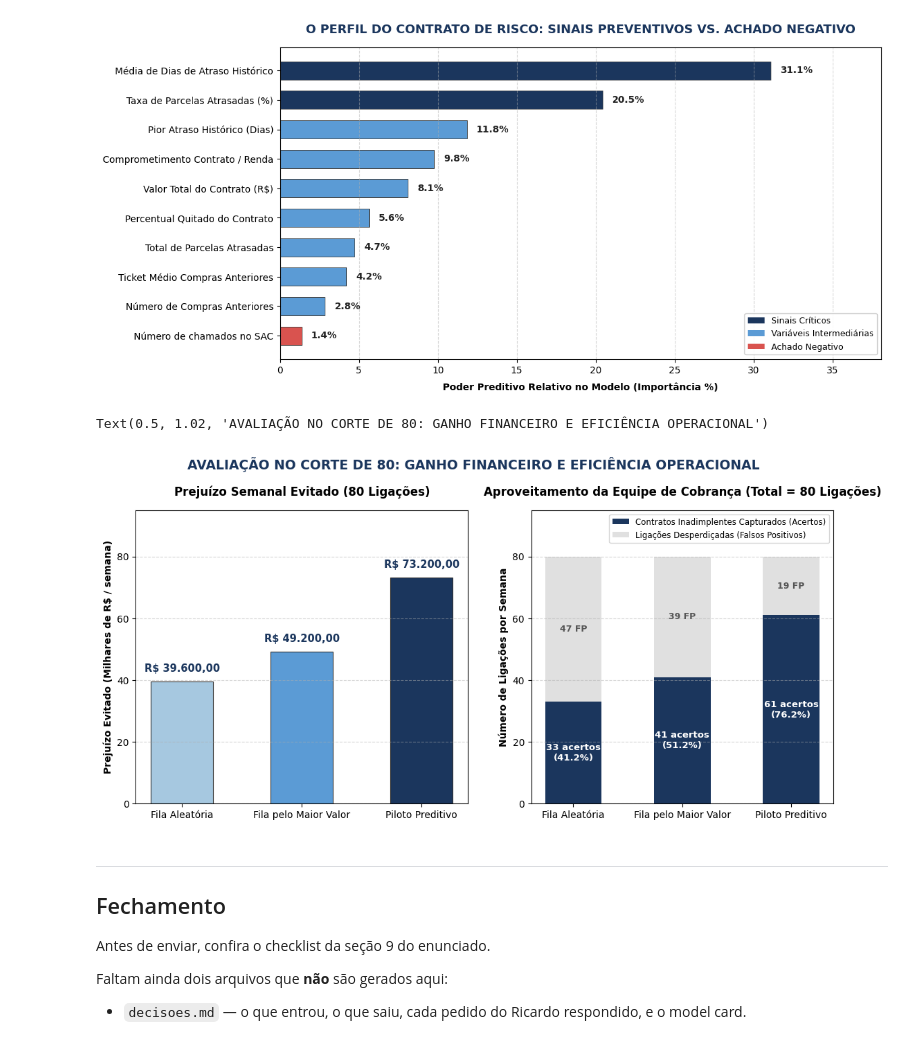
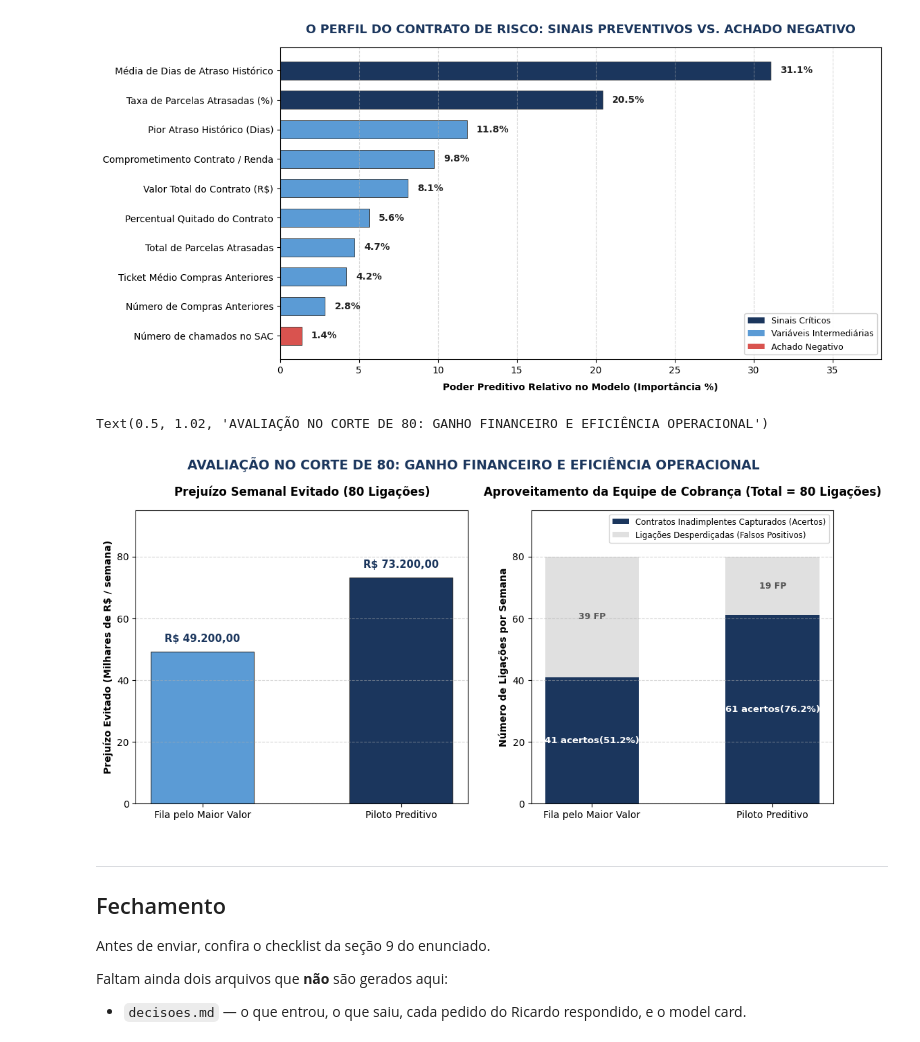
Before and after one commit to raicasale/bemlar, a Jupyter notebook: enunciado.ipynb, the cells around one changed output. Saved outputs shown, nothing was run; the diff lists cells and outputs as text; code cells hidden in the pictures.

```diff
--- a/enunciado.ipynb
+++ b/enunciado.ipynb
@@ -974,7 +974,7 @@ def construir_features(
 
     # Salvando tabela de fetures como arquivo .csv
     nome_arquivo = "features.csv"
-    features.to_csv(nome_arquivo, sep=";", index=False)
+    df_out.to_csv(nome_arquivo, sep=";", index=False)
 
     return df_out
 
@@ -1718,51 +1718,50 @@ ax.legend(handles=legend_elements, loc='lower right', frameon=True, framealpha=0
 # ==============================================================================
 
 estrategias = [
-    "Fila Aleatória",
     "Fila pelo Maior Valor",
     "Piloto Preditivo"
 ]
-prejuizos_evitados = [39600.0, 49200.0, 73200.0]
-acertos_80 = [33, 41, 61]
-precisoes = [41.25, 51.25, 76.25]
-desperdicio_fp = [47, 39, 19]
+prejuizos_evitados = [49200.0, 73200.0]
+acertos_80 = [41, 61]
+precisoes = [51.25, 76.25]
+desperdicio_fp = [39, 19]
 
 fig3, (ax_val, ax_op) = plt.subplots(1, 2, figsize=(13, 5.5), gridspec_kw={'width_ratios': [1.1, 1]})
 
 # 1. Painel Esquerdo: Prejuízo Semanal Evitado em R$
-cores_fin = ["#a6c8e0", "#5b9bd5", "#1b365d"]
+cores_fin = ["#5b9bd5", "#1b365d"]
 bars_fin = ax_val.bar(estrategias, [p / 1000.0 for p in prejuizos_evitados],
                       color=cores_fin, width=0.52, edgecolor="#333333", linewidth=0.8)
 ax_val.set_title("Prejuízo Semanal Evitado (80 Ligações)", fontsize=12, fontweight="bold", pad=15)
 ax_val.set_ylabel("Prejuízo Evitado (Milhares de R$ / semana)", fontsize=10, fontweight="bold")
 ax_val.set_ylim(0, 95)
 ax_val.grid(axis='y', linestyle='--', alpha=0.5)
 
 for bar, val in zip(bars_fin, prejuizos_evitados):
     h = bar.get_height()
     ax_val.text(bar.get_x() + bar.get_width()/2, h + 2.5, f"R$ {val:,.2f}".replace(",", "X").replace(".", ",").replace("X", "."),
                 ha='center', va='bottom', fontsize=10.5, fontweight='bold', color="#1b365d")
 
 # 2. Painel Direito: Aproveitamento das 80 Ligações (Inadimplentes vs Ligações Desperdiçadas)
 p_acerto = ax_op.bar(estrategias, acertos_80, label="Contratos Inadimplentes Capturados (Acertos)", color="#1b365d", width=0.52)
 p_fp = ax_op.bar(estrategias, desperdicio_fp, bottom=acertos_80, label="Ligações Desperdiçadas (Falsos Positivos)", color="#e0e0e0", width=0.52)
 
 ax_op.set_title("Aproveitamento da Equipe de Cobrança (Total = 80 Ligações)", fontsize=12, fontweight="bold", pad=15)
 ax_op.set_ylabel("Número de Ligações por Semana", fontsize=10, fontweight="bold")
 ax_op.set_ylim(0, 95)
 ax_op.grid(axis='y', linestyle='--', alpha=0.5)
 
 for i, (ac, fp, pr) in enumerate(zip(acertos_80, desperdicio_fp, precisoes)):
-    ax_op.text(i, ac/2, f"{ac} acertos\n({pr:.1f}%)", ha='center', va='center', fontsize=9.5, fontweight='bold', color="white")
+    ax_op.text(i, ac/2, f"{ac} acertos({pr:.1f}%)", ha='center', va='center', fontsize=9.5, fontweight='bold', color="white")
     ax_op.text(i, ac + fp/2, f"{fp} FP", ha='center', va='center', fontsize=9, fontweight='bold', color="#555555")
 
 ax_op.legend(loc='upper right', fontsize=8.5, frameon=True)
 
 fig3.suptitle("AVALIAÇÃO NO CORTE DE 80: GANHO FINANCEIRO E EFICIÊNCIA OPERACIONAL",
               fontsize=13.5, fontweight="bold", y=1.02, color="#1b365d")
 # %% [output]
 Text(0.5, 1.02, 'AVALIAÇÃO NO CORTE DE 80: GANHO FINANCEIRO E EFICIÊNCIA OPERACIONAL')
-[figure, old version]
+[figure, new version]
 # %% [markdown]
 ---
 ## Fechamento
```
Also changed, not shown: parts of 1 cell of this notebook, 3 other files.
